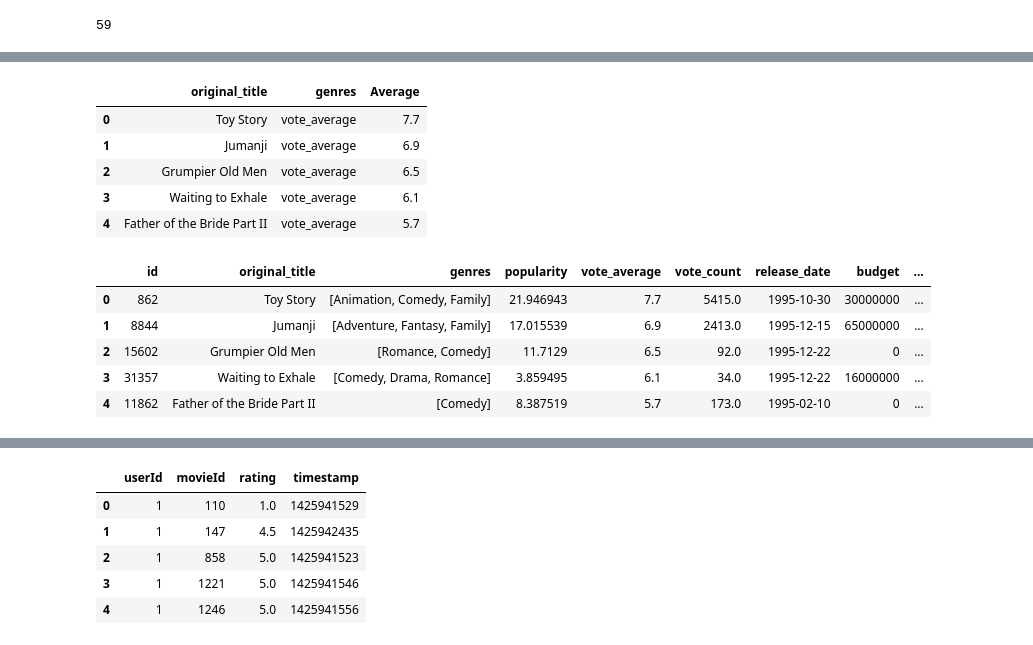
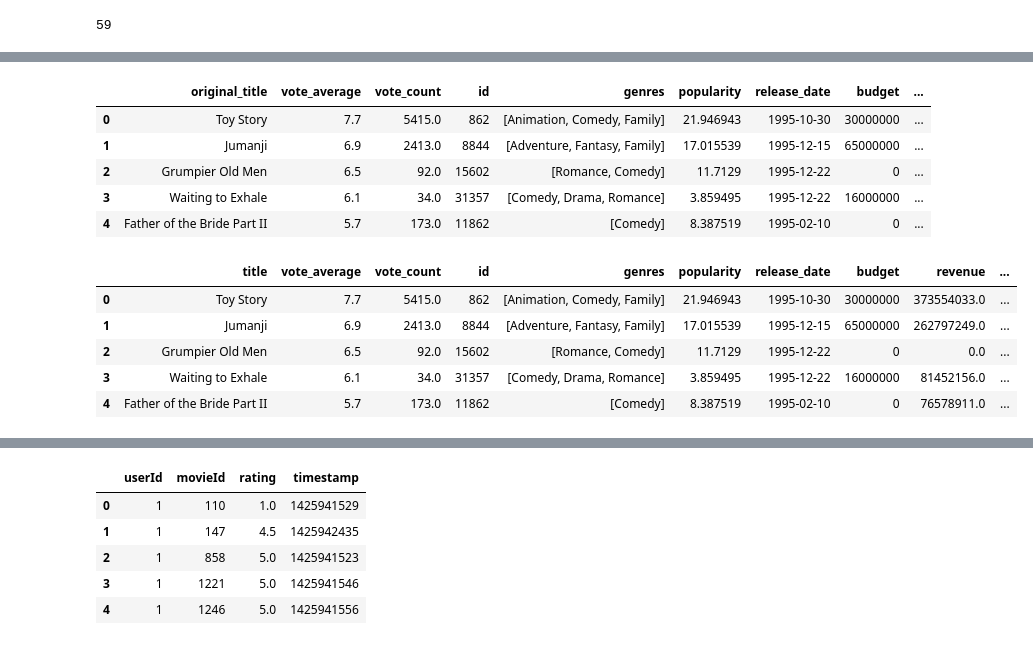
Before and after one commit to sathwikkes/Movie-Recommender-System, a Jupyter notebook: moviedataproject.ipynb, the cells around one changed output, grey strips where cells are left out. Drawn from its saved outputs; the diff is of its cells as text; code cells hidden in the pictures.

```diff
--- a/moviedataproject.ipynb
+++ b/moviedataproject.ipynb
@@ -307,3 +307,13 @@ Name: genres, Length: 4069, dtype: int64
 movies['genres'].filter(regex= 'Drama|Comedy').count()
 # %% [output]
 59
+# %%
+#print(movies.columns.isin(movies.genres).any())
+movies['1orMore'] = movies['genres'].str.len()
+
+#for row in movies['genres']:
+#    if(movies['genres'].length) > 1 ):
+#        movies['1orMore'] = 0
+#    else:
+#       movies['1orMore'] = 1
+movies['1orMore']
@@ -310,15 +383,13 @@ movies['genres'].filter(regex= 'Drama|Comedy').count()
 # %%
-movies_genres = pd.melt(movies[['original_title', 'id', 'genres', 'popularity', 'vote_average', 'vote_count', 'release_date', 'budget', 'revenue', 'runtime']],
-                        id_vars='original_title',
-                        var_name='genres',
-                        value_vars=['vote_average', 'vote_count'],
-                        value_name='Average')
+movie_small = pd.melt(movies,
+                        id_vars = ['original_title', 'vote_average', 'vote_count', 'id', 'genres',
+                                    'popularity','release_date', 'budget', 'revenue', 'runtime'])
 # %%
-movies_genres.head()
+movie_small.head()
 # %% [output]
-|  | original_title | genres | Average |
-| 0 | Toy Story | vote_average | 7.7 |
-| 1 | Jumanji | vote_average | 6.9 |
-| 2 | Grumpier Old Men | vote_average | 6.5 |
-| 3 | Waiting to Exhale | vote_average | 6.1 |
-| 4 | Father of the Bride Part II | vote_average | 5.7 |
+|  | original_title | vote_average | vote_count | id | genres | popularity | release_date | budget | ... |
+| 0 | Toy Story | 7.7 | 5415.0 | 862 | [Animation, Comedy, Family] | 21.946943 | 1995-10-30 | 30000000 | ... |
+| 1 | Jumanji | 6.9 | 2413.0 | 8844 | [Adventure, Fantasy, Family] | 17.015539 | 1995-12-15 | 65000000 | ... |
+| 2 | Grumpier Old Men | 6.5 | 92.0 | 15602 | [Romance, Comedy] | 11.7129 | 1995-12-22 | 0 | ... |
+| 3 | Waiting to Exhale | 6.1 | 34.0 | 31357 | [Comedy, Drama, Romance] | 3.859495 | 1995-12-22 | 16000000 | ... |
+| 4 | Father of the Bride Part II | 5.7 | 173.0 | 11862 | [Comedy] | 8.387519 | 1995-02-10 | 0 | ... |
@@ -327,9 +396,11 @@ diff_look = pd.melt(movies, id_vars = ['id', 'original_title', 'genres', 'popula
+# %%
+movie_small = movie_small.rename(columns = {'original_title': 'title'})
 # %%
-diff_look.head()
+movie_small.head()
 # %% [output]
-|  | id | original_title | genres | popularity | vote_average | vote_count | release_date | budget | ... |
-| 0 | 862 | Toy Story | [Animation, Comedy, Family] | 21.946943 | 7.7 | 5415.0 | 1995-10-30 | 30000000 | ... |
-| 1 | 8844 | Jumanji | [Adventure, Fantasy, Family] | 17.015539 | 6.9 | 2413.0 | 1995-12-15 | 65000000 | ... |
-| 2 | 15602 | Grumpier Old Men | [Romance, Comedy] | 11.7129 | 6.5 | 92.0 | 1995-12-22 | 0 | ... |
-| 3 | 31357 | Waiting to Exhale | [Comedy, Drama, Romance] | 3.859495 | 6.1 | 34.0 | 1995-12-22 | 16000000 | ... |
-| 4 | 11862 | Father of the Bride Part II | [Comedy] | 8.387519 | 5.7 | 173.0 | 1995-02-10 | 0 | ... |
+|  | title | vote_average | vote_count | id | genres | popularity | release_date | budget | revenue | ... |
+| 0 | Toy Story | 7.7 | 5415.0 | 862 | [Animation, Comedy, Family] | 21.946943 | 1995-10-30 | 30000000 | 373554033.0 | ... |
+| 1 | Jumanji | 6.9 | 2413.0 | 8844 | [Adventure, Fantasy, Family] | 17.015539 | 1995-12-15 | 65000000 | 262797249.0 | ... |
+| 2 | Grumpier Old Men | 6.5 | 92.0 | 15602 | [Romance, Comedy] | 11.7129 | 1995-12-22 | 0 | 0.0 | ... |
+| 3 | Waiting to Exhale | 6.1 | 34.0 | 31357 | [Comedy, Drama, Romance] | 3.859495 | 1995-12-22 | 16000000 | 81452156.0 | ... |
+| 4 | Father of the Bride Part II | 5.7 | 173.0 | 11862 | [Comedy] | 8.387519 | 1995-02-10 | 0 | 76578911.0 | ... |
```
Also changed, not shown: parts of 36 cells of this notebook.
